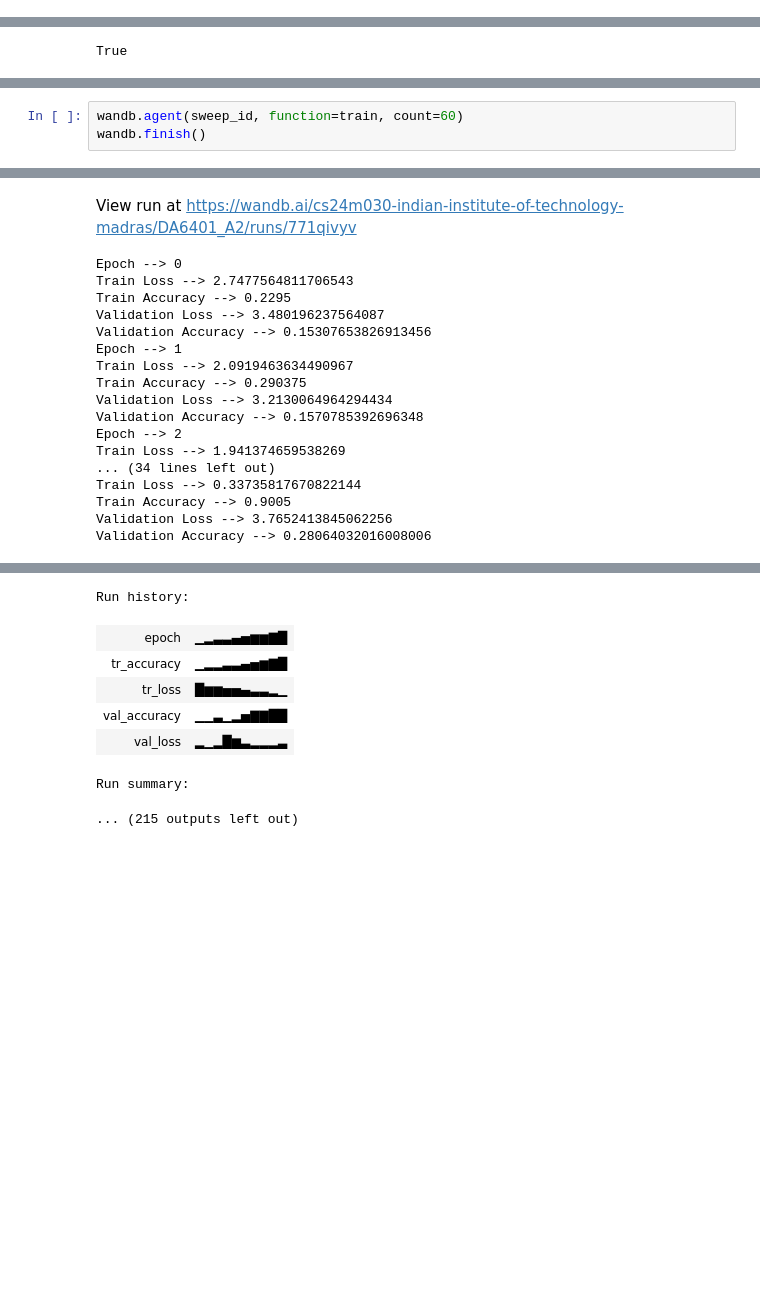
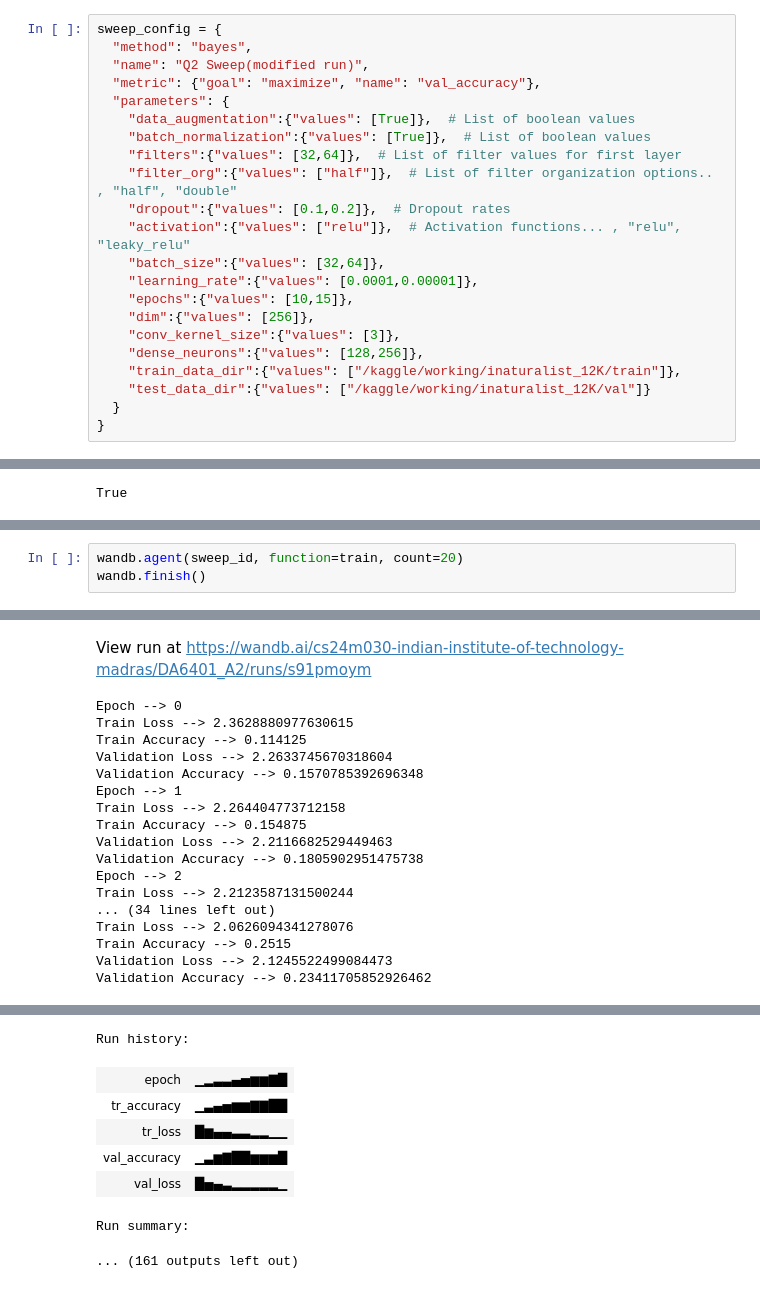
Before and after one commit to parthiv1933/DA6401_Assignment_2, a Jupyter notebook: da6401-assignment-2.ipynb, the cells around one changed output, grey strips where cells are left out. Cells and saved outputs as stored; diff of their text form; blank space fills up the shorter version.

Commit message:
Kaggle Notebook | DA6401_Assignment-2 | running optimal sweep

```diff
--- a/da6401-assignment-2.ipynb
+++ b/da6401-assignment-2.ipynb
@@ -451,3 +430,25 @@ torch.cuda.empty_cache()
+# %%
+sweep_config = {
+  "method": "bayes",
+  "name": "Q2 Sweep(modified run)",
+  "metric": {"goal": "maximize", "name": "val_accuracy"},
+  "parameters": {
+    "data_augmentation":{"values": [True]},  # List of boolean values
+    "batch_normalization":{"values": [True]},  # List of boolean values
+    "filters":{"values": [32,64]},  # List of filter values for first layer
+    "filter_org":{"values": ["half"]},  # List of filter organization options.. , "half", "double"
+    "dropout":{"values": [0.1,0.2]},  # Dropout rates
+    "activation":{"values": ["relu"]},  # Activation functions... , "relu", "leaky_relu"
+    "batch_size":{"values": [32,64]},
+    "learning_rate":{"values": [0.0001,0.00001]},
+    "epochs":{"values": [10,15]},
+    "dim":{"values": [256]},
+    "conv_kernel_size":{"values": [3]},
+    "dense_neurons":{"values": [128,256]},
+    "train_data_dir":{"values": ["/kaggle/working/inaturalist_12K/train"]},
+    "test_data_dir":{"values": ["/kaggle/working/inaturalist_12K/val"]}
+  }
+}
 # %%
 wandb.login(key="b8d44a4abbab8753e976a6e5ab717fd669ba99a2")
 # %% [output]
@@ -464,4 +465,4 @@ Sweep URL: https://wandb.ai/cs24m030-indian-institute-of-technology-madras/DA640
 # %%
-wandb.agent(sweep_id, function=train, count=60)
+wandb.agent(sweep_id, function=train, count=20)
 wandb.finish()
 # %% [output]
@@ -489,27 +490,27 @@ View sweep at https://wandb.ai/cs24m030-indian-institute-of-technology-madras/DA
-View run at https://wandb.ai/cs24m030-indian-institute-of-technology-madras/DA6401_A2/runs/771qivyv
+View run at https://wandb.ai/cs24m030-indian-institute-of-technology-madras/DA6401_A2/runs/s91pmoym
 Epoch --> 0
-Train Loss --> 2.7477564811706543
-Train Accuracy --> 0.2295
-Validation Loss --> 3.480196237564087
-Validation Accuracy --> 0.15307653826913456
+Train Loss --> 2.3628880977630615
+Train Accuracy --> 0.114125
+Validation Loss --> 2.2633745670318604
+Validation Accuracy --> 0.1570785392696348
 Epoch --> 1
-Train Loss --> 2.0919463634490967
-Train Accuracy --> 0.290375
-Validation Loss --> 3.2130064964294434
-Validation Accuracy --> 0.1570785392696348
+Train Loss --> 2.264404773712158
+Train Accuracy --> 0.154875
+Validation Loss --> 2.2116682529449463
+Validation Accuracy --> 0.1805902951475738
 Epoch --> 2
-Train Loss --> 1.941374659538269
+Train Loss --> 2.2123587131500244
 ... (34 lines left out)
-Train Loss --> 0.33735817670822144
-Train Accuracy --> 0.9005
-Validation Loss --> 3.7652413845062256
-Validation Accuracy --> 0.28064032016008006
+Train Loss --> 2.0626094341278076
+Train Accuracy --> 0.2515
+Validation Loss --> 2.1245522499084473
+Validation Accuracy --> 0.23411705852926462
 [interactive output not drawn]
 Run history:
 | epoch | ▁▂▃▃▄▅▆▆▇█ |
-| tr_accuracy | ▁▂▂▃▃▄▅▆▇█ |
-| tr_loss | █▆▆▅▅▄▃▃▂▁ |
-| val_accuracy | ▁▁▃▁▂▅▇▇██ |
-| val_loss | ▂▁▂█▆▃▂▂▂▃ |
+| tr_accuracy | ▁▃▄▅▆▆▇▇██ |
+| tr_loss | █▆▄▄▃▃▂▂▁▁ |
+| val_accuracy | ▁▃▆▇██▆▆▆█ |
+| val_loss | █▅▄▃▂▂▂▂▂▁ |
 Run summary:
-... (215 outputs left out)
+... (161 outputs left out)
```
Also changed, not shown: parts of 9 cells of this notebook.
